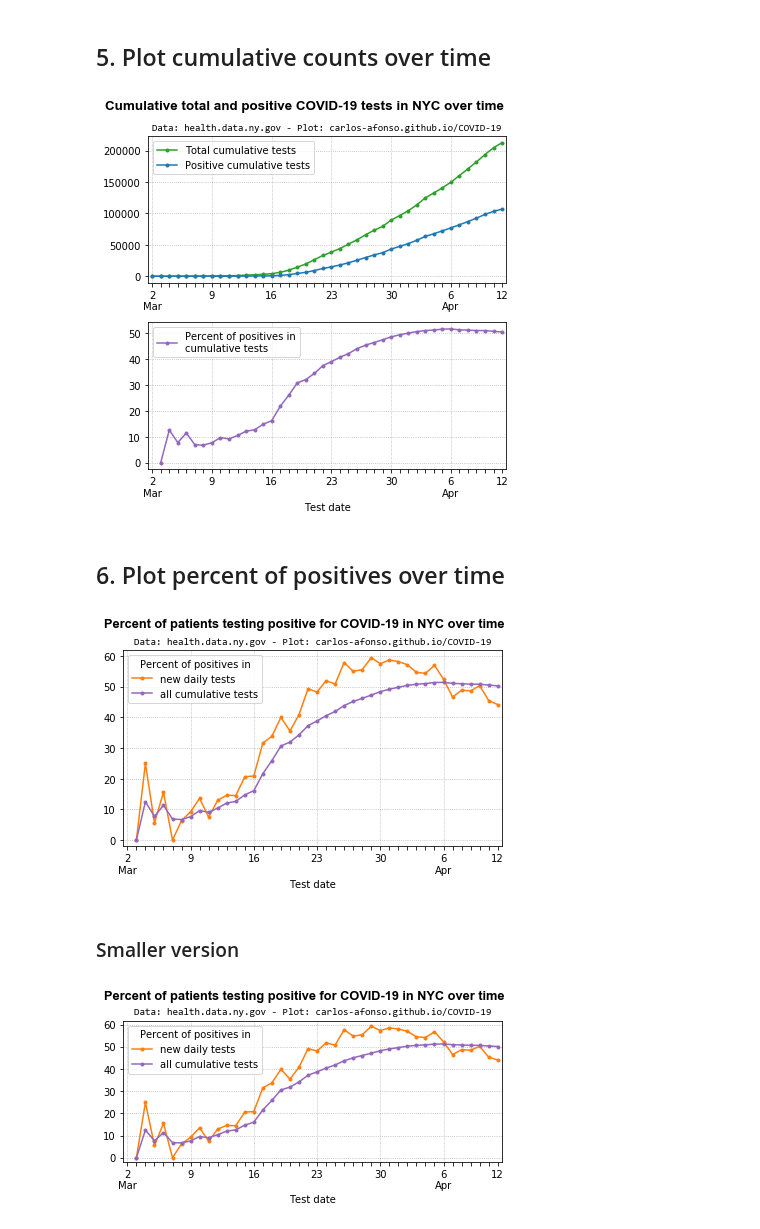
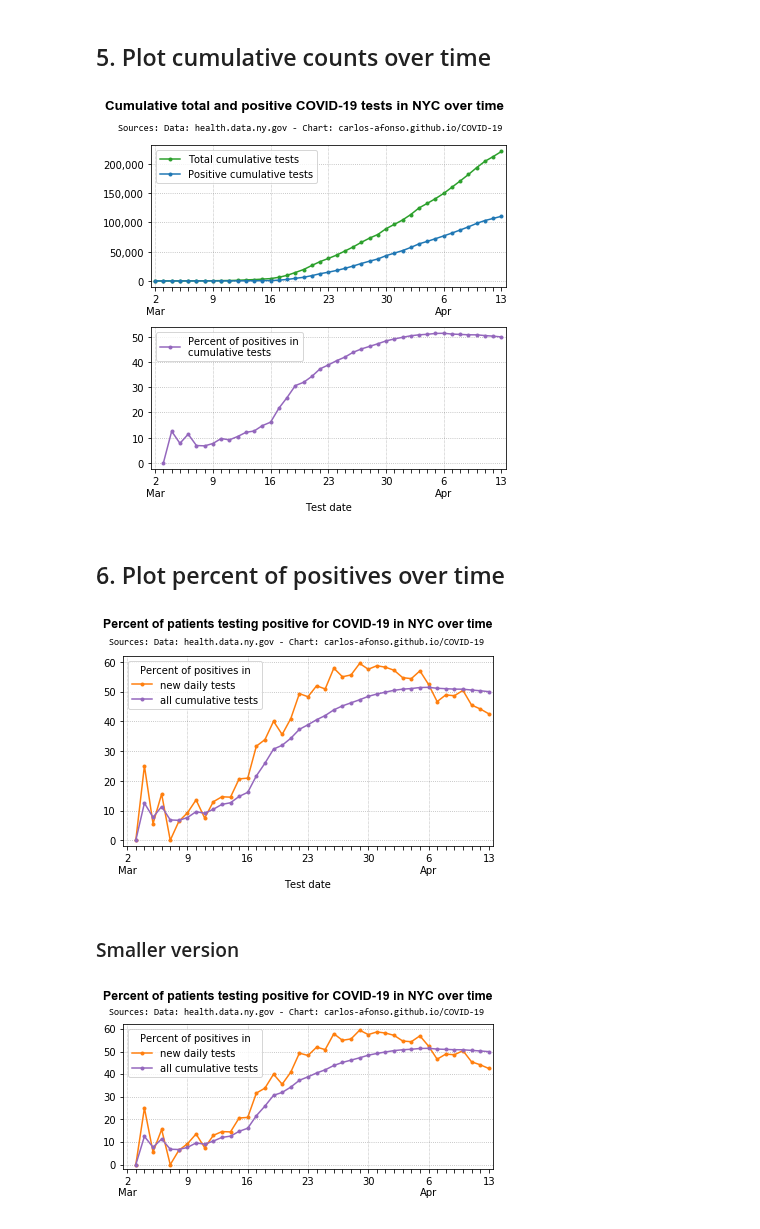
Before and after one commit to carlos-afonso/COVID-19, a Jupyter notebook: notebooks/nyc-covid-19-tests-cases.ipynb, the cells around one changed output. Saved outputs shown, nothing was run; the diff lists cells and outputs as text; code cells hidden in the pictures.

Commit message:
updaets plots with latest data

```diff
--- a/notebooks/nyc-covid-19-tests-cases.ipynb
+++ b/notebooks/nyc-covid-19-tests-cases.ipynb
@@ -21,6 +22,8 @@ import pandas as pd
 # %% [markdown]
 ## 1. Read data
 # %%
+source_str = "Sources: Data: health.data.ny.gov - Chart: carlos-afonso.github.io/COVID-19"
+
 file = '../data/ny-health/New_York_State_Statewide_COVID-19_Testing.csv'
 df = pd.read_csv(file)
 df
@@ -210,13 +215,14 @@ print([x_labels[i] for i in x_values_with_labels])
 fig, (ax1, ax2) = plt.subplots(2, figsize=(6, 6))
 
 title = 'New daily total and positive COVID-19 tests in NYC over time'
-fig.suptitle(title, fontfamily='Arial', fontsize=13.8, fontweight='bold', x=0.49)
+fig.suptitle(title, fontfamily='Arial', fontsize=13.7, fontweight='bold', x=0.49)
 
-subtitle = "Data: health.data.ny.gov - Plot: carlos-afonso.github.io/COVID-19"
-ax1.set_title(subtitle, fontfamily='Consolas', fontsize=10)
+ax1.set_title(source_str, fontfamily='Consolas', fontsize=9.4, pad=15, x=0.45)
 
 ax1.plot(nyc_df['Total Number of Tests Performed'], 'C2.-', label='Total new daily tests')
 ax1.plot(nyc_df['New Positives'], 'C0.-', label='Positive new daily tests')
+
+ax1.yaxis.set_major_formatter(StrMethodFormatter('{x:,.0f}'))
 
 ax1.legend() #title='New daily tests'
 
@@ -252,11 +258,12 @@ fig, (ax1, ax2) = plt.subplots(2, figsize=(6, 6))
 title = 'Cumulative total and positive COVID-19 tests in NYC over time'
 fig.suptitle(title, fontfamily='Arial', fontsize=13.4, fontweight='bold', x=0.49)
 
-subtitle = "Data: health.data.ny.gov - Plot: carlos-afonso.github.io/COVID-19"
-ax1.set_title(subtitle, fontfamily='Consolas', fontsize=9.8)
+ax1.set_title(source_str, fontfamily='Consolas', fontsize=9.4, pad=15, x=0.45)
 
 ax1.plot(nyc_df['Cumulative Number of Tests Performed'], 'C2.-', label='Total cumulative tests')
 ax1.plot(nyc_df['Cumulative Number of Positives'], 'C0.-', label='Positive cumulative tests')
+
+ax1.yaxis.set_major_formatter(StrMethodFormatter('{x:,.0f}'))
 
 ax1.legend() # title='Total cumulative tests'
 
@@ -276,7 +283,7 @@ for ax in (ax1, ax2):
 plt.tight_layout(rect=[0, 0, 1, 0.95])
 plt.show()
 # %% [output]
-[figure, old version]
+[figure, new version]
 # %%
 # Save figure as SVG and PNG images
 file_path = '../images/nyc-covid-19-cumulative-tests-over-time'
@@ -295,10 +302,9 @@ legend_title = 'Percent of positives in'
 plt.legend(title=legend_title)
 
 title = "Percent of patients testing positive for COVID-19 in NYC over time"
-plt.suptitle(title, fontfamily='Arial', fontsize=12.8, fontweight='bold', x=0.49)
+plt.suptitle(title, fontfamily='Arial', fontsize=12.4, fontweight='bold', x=0.5)
 
-subtitle = "Data: health.data.ny.gov - Plot: carlos-afonso.github.io/COVID-19"
-plt.title(subtitle, fontfamily='Consolas', fontsize=10)
+plt.title(source_str, fontfamily='Consolas', fontsize=9.2, pad=12, x=0.47)
 
 plt.xlabel('Test date')
 #plt.ylabel('Percent of positive tests')
@@ -315,7 +321,7 @@ for x in x_values_with_labels[:-1]:
 plt.tight_layout(rect=[0, 0, 1, 0.95])
 plt.show()
 # %% [output]
-[figure, old version]
+[figure, new version]
 # %%
 # Save figure as SVG and PNG images
 file_path = '../images/nyc-covid-19-positive-pct-over-time'
@@ -324,37 +330,36 @@ fig.savefig(file_path + '.png', dpi=200)
 # %% [markdown]
 ### Smaller version
 # %%
-fig = plt.figure(figsize=(6, 3.2))
+fig = plt.figure(figsize=(6, 3.1))
 
 plt.plot(nyc_df['new_pos_pct'], 'C1.-', label='new daily tests')
 plt.plot(nyc_df['cum_pos_pct'], 'C4.-', label='all cumulative tests')
 
 legend_title = 'Percent of positives in'
 #legend_title = 'Percent of COVID-19 positives in'
 plt.legend(title=legend_title)
 
 title = "Percent of patients testing positive for COVID-19 in NYC over time"
-plt.suptitle(title, fontfamily='Arial', fontsize=12.8, fontweight='bold', x=0.49)
+plt.suptitle(title, fontfamily='Arial', fontsize=12.4, fontweight='bold', x=0.5)
 
-subtitle = "Data: health.data.ny.gov - Plot: carlos-afonso.github.io/COVID-19"
-plt.title(subtitle, fontfamily='Consolas', fontsize=10)
+plt.title(source_str, fontfamily='Consolas', fontsize=9.2, pad=10, x=0.47)
 
-plt.xlabel('Test date')
+#plt.xlabel('Test date')
 #plt.ylabel('Percent of positive tests')
 
 plt.xlim(-0.5, len(x_values)-0.5)
 plt.ylim(-2, 62)
 
 plt.xticks(x_values, x_labels)
 
 plt.grid(axis='y', linestyle=':')
 for x in x_values_with_labels[:-1]:
     plt.axvline(x, linestyle=':', linewidth=0.5, color='gray')
 
 plt.tight_layout(rect=[0, 0, 1, 0.95])
 plt.show()
 # %% [output]
-[figure, old version]
+[figure, new version]
 # %%
 # Save figure as SVG and PNG images
 file_path = '../images/nyc-covid-19-positive-pct-over-time-small'
```
Also changed, not shown: parts of 7 cells of this notebook, 10 other files.
